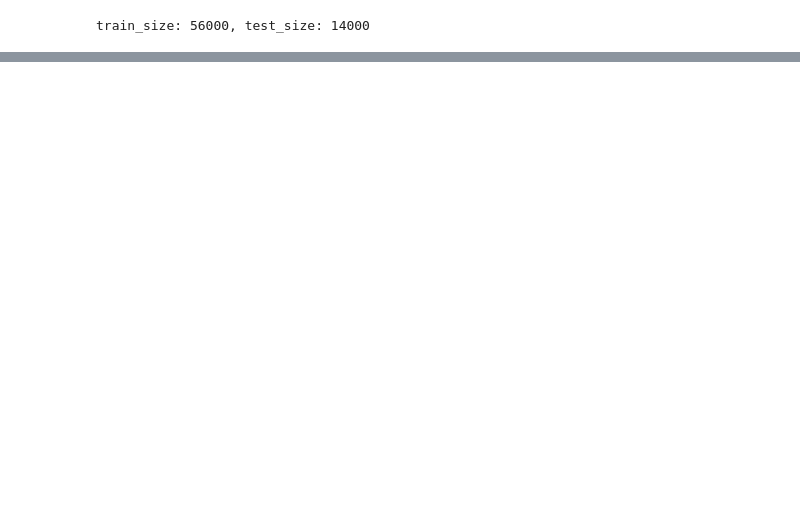
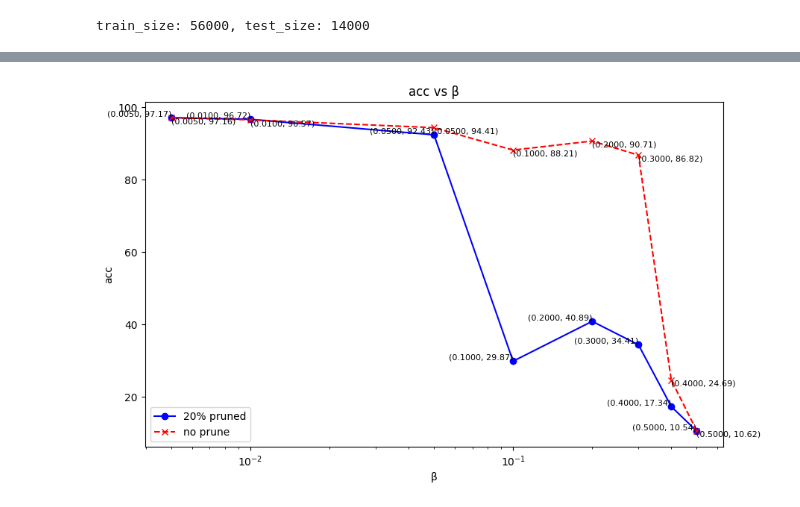
Before and after one commit to InformationPlanesDecompositions/nn-vib, a Jupyter notebook: testing/vib_lenet_300_100_prune_testing.ipynb, the cells around one changed output, grey strips where cells are left out. Cells and saved outputs as stored; diff of their text form; code cells hidden in the pictures; blank space fills up the shorter version.

```diff
--- a/testing/vib_lenet_300_100_prune_testing.ipynb
+++ b/testing/vib_lenet_300_100_prune_testing.ipynb
@@ -25,4 +15,0 @@ using device: cpu
-# %%
-model = VIBLeNet(z_dim=z_dim).to(device)
-weights = load_weights(f"../weights/vib_lenet_300_100_mnist.pth", verbose=False)
-model.load_state_dict(weights)
@@ -100,0 +87,21 @@ diff: -19.843 -> og: 93.721, pruned: 73.879, og_kl: 3.3306987285614014, pruned_k
+# %%
+PRUNE_PERC = 0.2
+
+pruned_acc_list = []
+for b in tqdm(betas):
+    model = VIBLeNet(z_dim=z_dim).to(device)
+    weights = load_weights(f'../weights/vib_lenet_300_100_mnist_{b}.pth', verbose=False)
+    model.load_state_dict(weights)
+    original_model = copy.deepcopy(model)
+
+    pruned_model = copy.deepcopy(original_model)
+    for layer_name in layer_names:
+        module = dict(pruned_model.named_modules())[layer_name]
+        prune.l1_unstructured(module, name='weight', amount=PRUNE_PERC)
+
+    test_loss, test_acc = evaluate(pruned_model, test_loader, device, beta=b)
+    pruned_acc_list.append(test_acc)
+
+fig, ax = plot_x_y(betas, pruned_acc_list, og_acc_list, 'β', 'acc', f'{PRUNE_PERC*100:.0f}% pruned', 'no prune', True, True)
+# %% [output]
+[figure, added]
```
Also changed, not shown: parts of 11 cells of this notebook, 11 other files.
